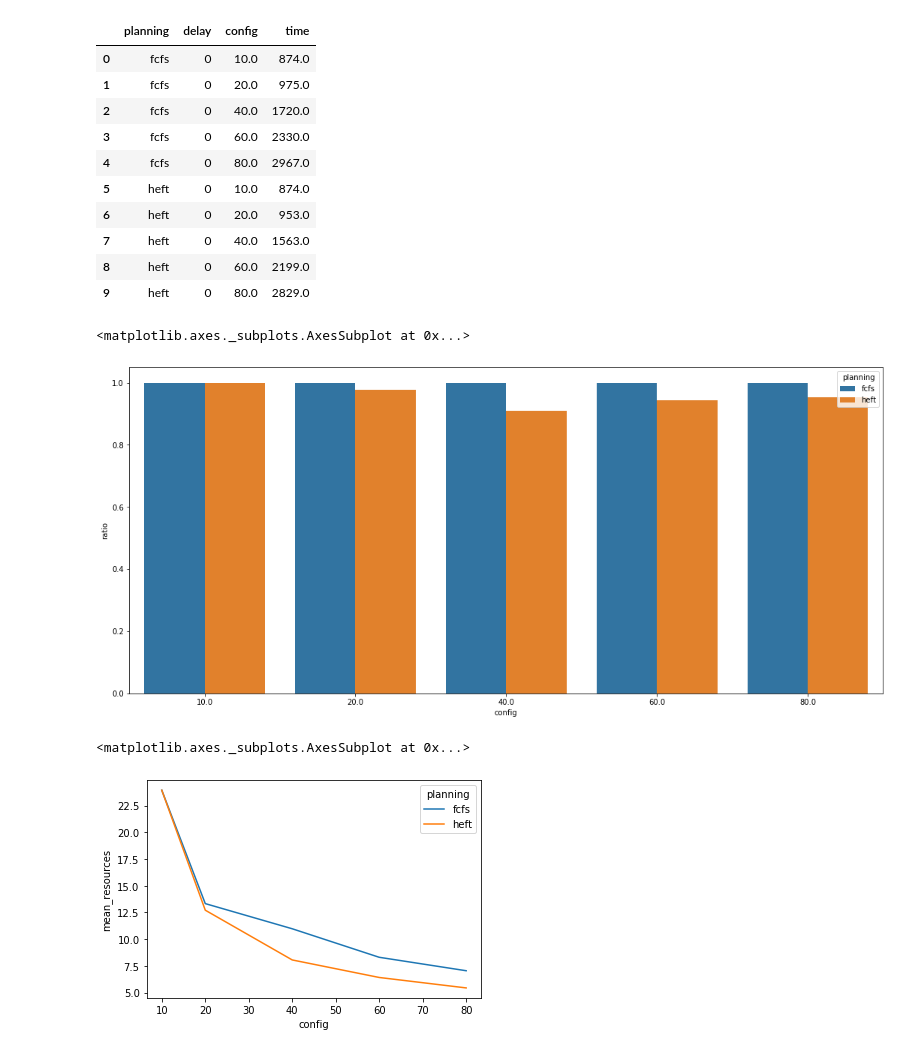
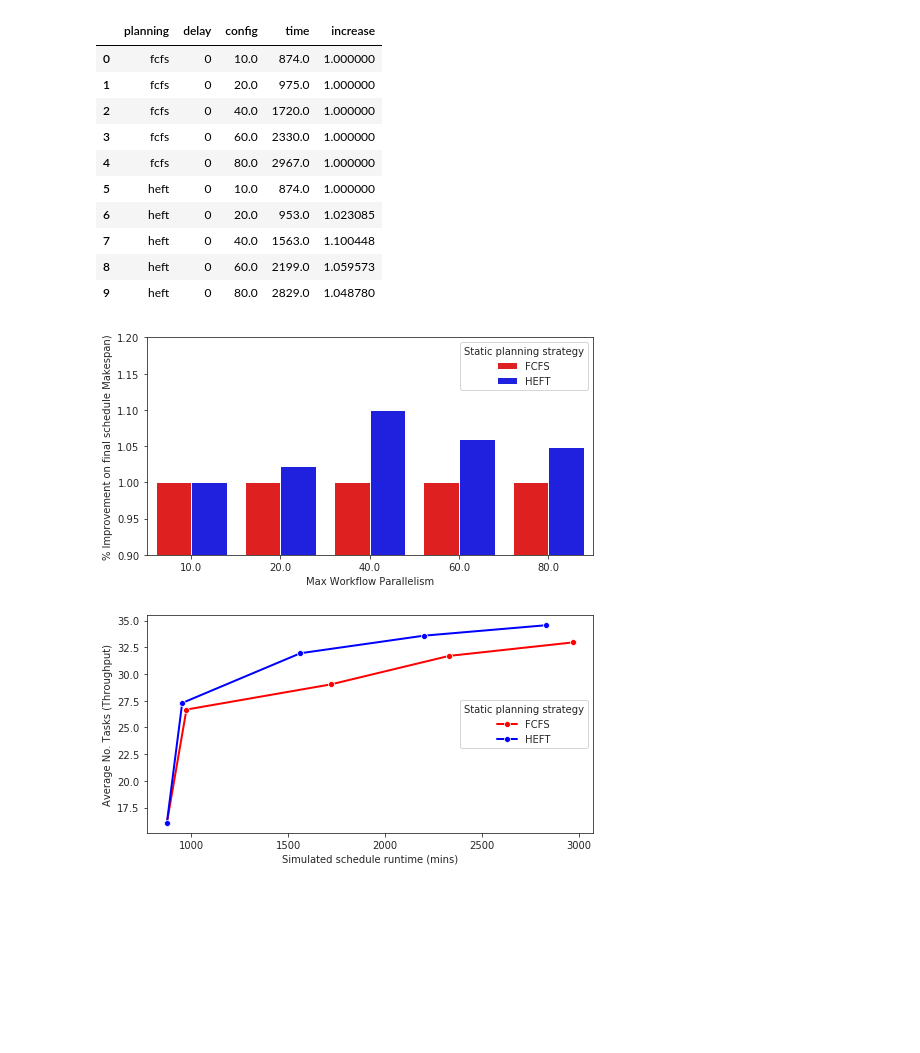
Before and after one commit to top-sim/experiments, a Jupyter notebook: visualisation_playground/test_scheduler_update.ipynb, the cells around one changed output. Cells and saved outputs as stored; diff of their text form; code cells hidden in the pictures; blank space fills up the shorter version.

Commit message:
Plots for ISC-HPC2021

```diff
--- a/visualisation_playground/test_scheduler_update.ipynb
+++ b/visualisation_playground/test_scheduler_update.ipynb
@@ -21,39 +21,58 @@ config = 'visualisation_playground/sim_config/single_size/40cluster/mos_sw40.jso
 # global_sim[(global_sim['config']==config) & (global_sim['planning']=='fcfs')]['finished_tasks']
 basetime = pd.Series(df[df['planning'] == 'fcfs']['time'])
 basetime = basetime.append(basetime,ignore_index=True)
+df['increase'] = basetime/df['time']
 df
 # %% [output]
-|  | planning | delay | config | time |
-| 0 | fcfs | 0 | 10.0 | 874.0 |
-| 1 | fcfs | 0 | 20.0 | 975.0 |
-| 2 | fcfs | 0 | 40.0 | 1720.0 |
-| 3 | fcfs | 0 | 60.0 | 2330.0 |
-| 4 | fcfs | 0 | 80.0 | 2967.0 |
-| 5 | heft | 0 | 10.0 | 874.0 |
-| 6 | heft | 0 | 20.0 | 953.0 |
-| 7 | heft | 0 | 40.0 | 1563.0 |
-| 8 | heft | 0 | 60.0 | 2199.0 |
-| 9 | heft | 0 | 80.0 | 2829.0 |
+|  | planning | delay | config | time | increase |
+| 0 | fcfs | 0 | 10.0 | 874.0 | 1.000000 |
+| 1 | fcfs | 0 | 20.0 | 975.0 | 1.000000 |
+| 2 | fcfs | 0 | 40.0 | 1720.0 | 1.000000 |
+| 3 | fcfs | 0 | 60.0 | 2330.0 | 1.000000 |
+| 4 | fcfs | 0 | 80.0 | 2967.0 | 1.000000 |
+| 5 | heft | 0 | 10.0 | 874.0 | 1.000000 |
+| 6 | heft | 0 | 20.0 | 953.0 | 1.023085 |
+| 7 | heft | 0 | 40.0 | 1563.0 | 1.100448 |
+| 8 | heft | 0 | 60.0 | 2199.0 | 1.059573 |
+| 9 | heft | 0 | 80.0 | 2829.0 | 1.048780 |
 # %%
 import matplotlib.pyplot as plt
 import seaborn as sns
 # g = sns.FacetGrid(df, col='delay',height=8, aspect=0.5)
-plt.figure(figsize=(18,8))
-
-sns.barplot(data=df,x='config', y='ratio', hue='planning')
+# plt.figure(figsize=(18,8))
+sns.set_style("ticks")
+fig, ax = plt.subplots(figsize=(8,4))
+plot = sns.barplot(data=df,x='config', y='increase', hue='planning', palette=['red','blue'],
+axes=ax)
+h, l = ax.get_legend_handles_labels()
+ax.legend(h,['FCFS','HEFT'], title='Static planning strategy',loc='upper right')
+ax.set_ylabel('% Improvement on final schedule Makespan)')
+ax.set_xlabel('Max Workflow Parallelism')
+ax.set(ylim=(0.9,1.2))
+fig.savefig('ratio_comparison.png', format="png")
 # %% [output]
-<matplotlib.axes._subplots.AxesSubplot at 0x...>
-[figure, old version]
+[figure, new version]
 # %%
 # plot=global_sim[global_sim['config']==config]
 # # plot
 # plt.figure(figsize=(18,8))
 # sns.lineplot(data=plot,x=plot.index, y='available_resources',hue='planning')
 df = global_sim.groupby(['planning','delay', 'config']).size().astype(float).reset_index(name='time').sort_values(by=['planning'])
-df = global_sim.groupby(['planning','delay', 'config'])['available_resources'].mean().astype(float).reset_index(name='mean_resources').sort_values(by=['planning'])
+df_tasks = global_sim.groupby(['planning','delay', 'config'])['running_tasks'].mean().astype(float).reset_index(name='mean_tasks').sort_values(by=['planning'])
 df['config'] = df['config'].str.replace('visualisation_playground/sim_config/single_size/40cluster/mos_sw','').str.strip('.json').astype(float)
-sns.lineplot(data=df,x='config', y='mean_resources',hue='planning')
-# df
+df_tasks['config'] =df_tasks['config'].str.replace('visualisation_playground/sim_config/single_size/40cluster/mos_sw','').str.strip('.json').astype(float)
+# plt.figure(figsize=(8,))
+fig, ax = plt.subplots(figsize=(8,4))
+# df['mean'] = (df['mean_tasks']/40)*100
+# df['mean_tasks']
+plotdata = pd.merge(df, df_tasks, on=['planning', 'config'])
+sns.lineplot(data=plotdata,x='time', y='mean_tasks',hue='planning',axes=ax,palette=['red','blue'],linewidth = 2,
+            markers=['o','o'],style='planning',dashes=False)
+
+ax.set_ylabel('Average No. Tasks (Throughput)')
+ax.set_xlabel('Simulated schedule runtime (mins)')
+ax.legend(title='Static planning strategy',labels=['FCFS','HEFT'],loc='center right')
+plt.show()
+fig.savefig('tasks_throughput.svg', format="svg")
 # %% [output]
-<matplotlib.axes._subplots.AxesSubplot at 0x...>
-[figure, old version]
+[figure, new version]
```
